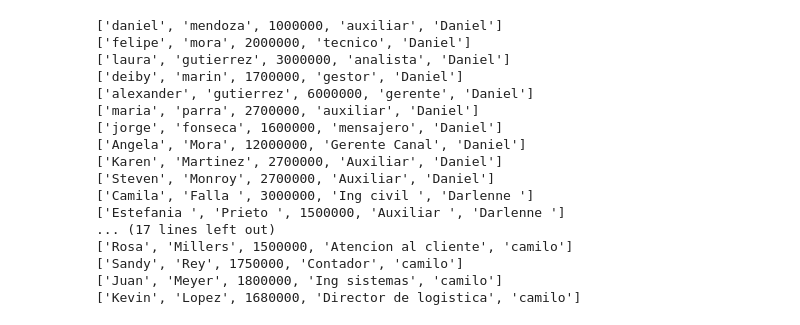
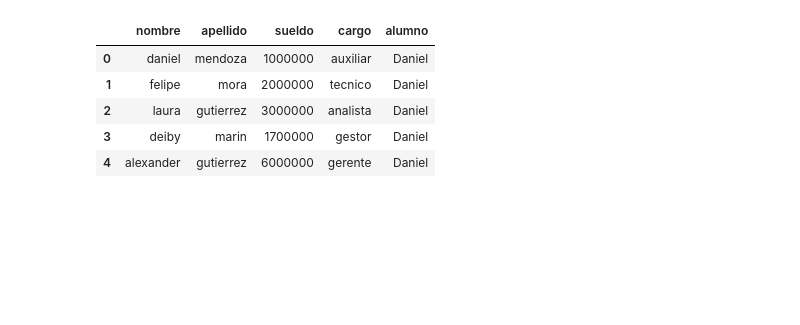
Before and after one commit to Jcamposlozano/ClasePython202211, a Jupyter notebook: Clase 3/Ejemplo Carga Archivo Plano.ipynb, the cells around one changed output. Cells and saved outputs as stored; diff of their text form; code cells hidden in the pictures; blank space fills up the shorter version.

```diff
--- a/Clase 3/Ejemplo Carga Archivo Plano.ipynb
+++ b/Clase 3/Ejemplo Carga Archivo Plano.ipynb
@@ -4,23 +5,11 @@ import pandas as pd
 #df_empleados = pd.read_excel('C:/Users/ADMIN/Downloads/Empleados.xlsx')
 df_empleados = pd.read_csv('C:/Users/ADMIN/Downloads/Empleados.csv')
 # %%
-for i in df_empleados.values.tolist():
-    print(i)
+df_empleados.head()
 # %% [output]
-['daniel', 'mendoza', 1000000, 'auxiliar', 'Daniel']
-['felipe', 'mora', 2000000, 'tecnico', 'Daniel']
-['laura', 'gutierrez', 3000000, 'analista', 'Daniel']
-['deiby', 'marin', 1700000, 'gestor', 'Daniel']
-['alexander', 'gutierrez', 6000000, 'gerente', 'Daniel']
-['maria', 'parra', 2700000, 'auxiliar', 'Daniel']
-['jorge', 'fonseca', 1600000, 'mensajero', 'Daniel']
-['Angela', 'Mora', 12000000, 'Gerente Canal', 'Daniel']
-['Karen', 'Martinez', 2700000, 'Auxiliar', 'Daniel']
-['Steven', 'Monroy', 2700000, 'Auxiliar', 'Daniel']
-['Camila', 'Falla ', 3000000, 'Ing civil ', 'Darlenne ']
-['Estefania ', 'Prieto ', 1500000, 'Auxiliar ', 'Darlenne ']
-... (17 lines left out)
-['Rosa', 'Millers', 1500000, 'Atencion al cliente', 'camilo']
-['Sandy', 'Rey', 1750000, 'Contador', 'camilo']
-['Juan', 'Meyer', 1800000, 'Ing sistemas', 'camilo']
-['Kevin', 'Lopez', 1680000, 'Director de logistica', 'camilo']
+|  | nombre | apellido | sueldo | cargo | alumno |
+| 0 | daniel | mendoza | 1000000 | auxiliar | Daniel |
+| 1 | felipe | mora | 2000000 | tecnico | Daniel |
+| 2 | laura | gutierrez | 3000000 | analista | Daniel |
+| 3 | deiby | marin | 1700000 | gestor | Daniel |
+| 4 | alexander | gutierrez | 6000000 | gerente | Daniel |
```
Also changed, not shown: parts of 3 cells of this notebook, 8 other files.
